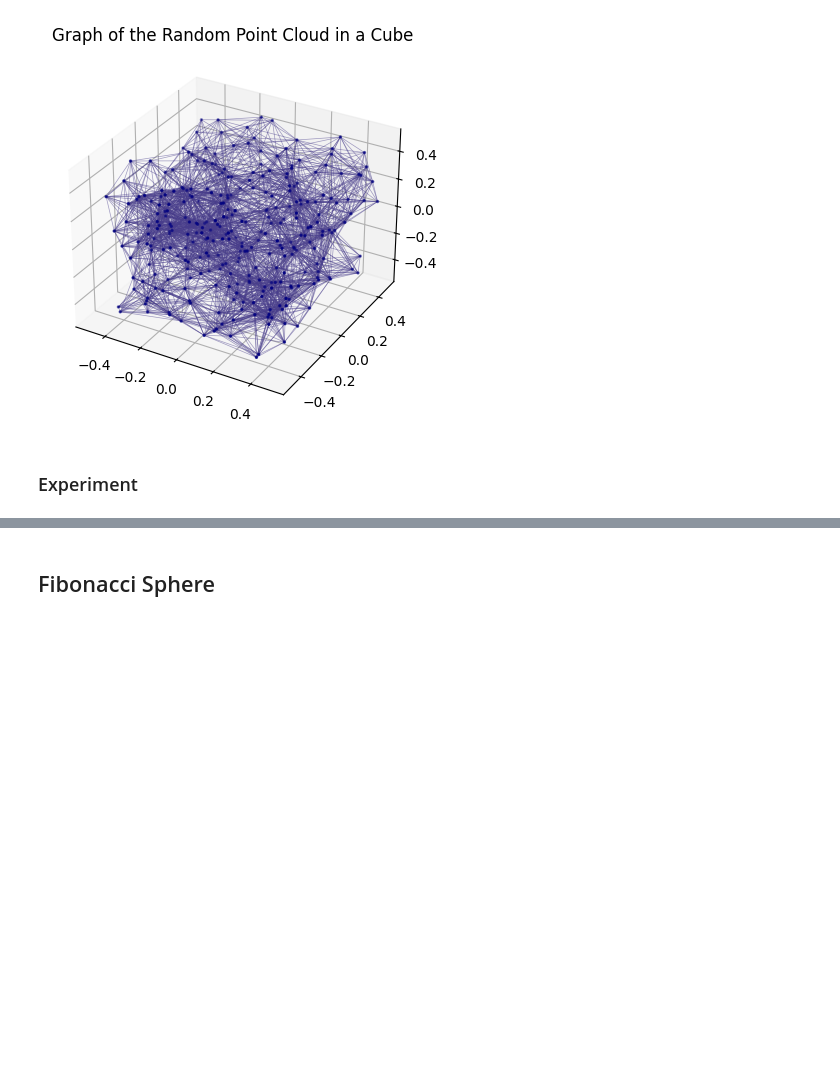
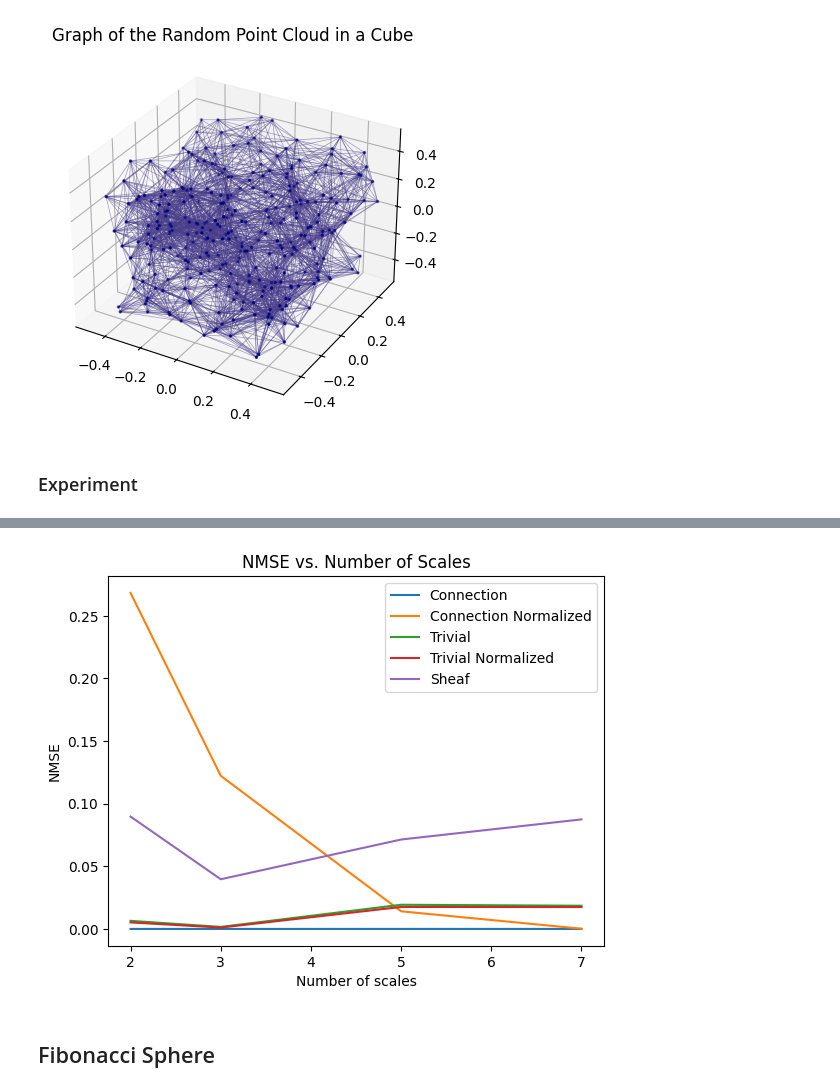
Before and after one commit to gmaurer08/sheaf-signal-processing, a Jupyter notebook: main copy.ipynb, the cells around one changed output, grey strips where cells are left out. Saved outputs shown, nothing was run; the diff lists cells and outputs as text; code cells hidden in the pictures; blank space fills up the shorter version.

```diff
--- a/main copy.ipynb
+++ b/main copy.ipynb
@@ -136,3 +164,30 @@ with open('cube_nmse.pkl', 'wb') as f:
+# %%
+cube_sparsity_avg = {
+    laplacian: {
+        num_scal: np.mean(sparsity_results[laplacian][num_scal])
+        for num_scal in num_scales
+    }
+    for laplacian in laplacians
+}
+cube_nmse_avg = {
+    laplacian: {
+        num_scal: np.mean(nmse_results[laplacian][num_scal])
+        for num_scal in num_scales
+    }
+    for laplacian in laplacians
+}
+# %%
+# Plot nmse curves
+plt.figure()
+for laplacian in laplacians:
+    plt.plot(num_scales, [y[1] for y in sorted(cube_nmse_avg[laplacian].items(), key=lambda x: x[0])],label=laplacian)
+    plt.xlabel("Number of scales")
+    plt.ylabel("NMSE")
+plt.title(f"NMSE vs. Number of Scales")
+plt.legend()
+plt.show()
+# %% [output]
+[figure, added]
 # %% [markdown]
 ## Fibonacci Sphere
 # %%
```
Also changed, not shown: parts of 10 cells of this notebook, 1 other file.
